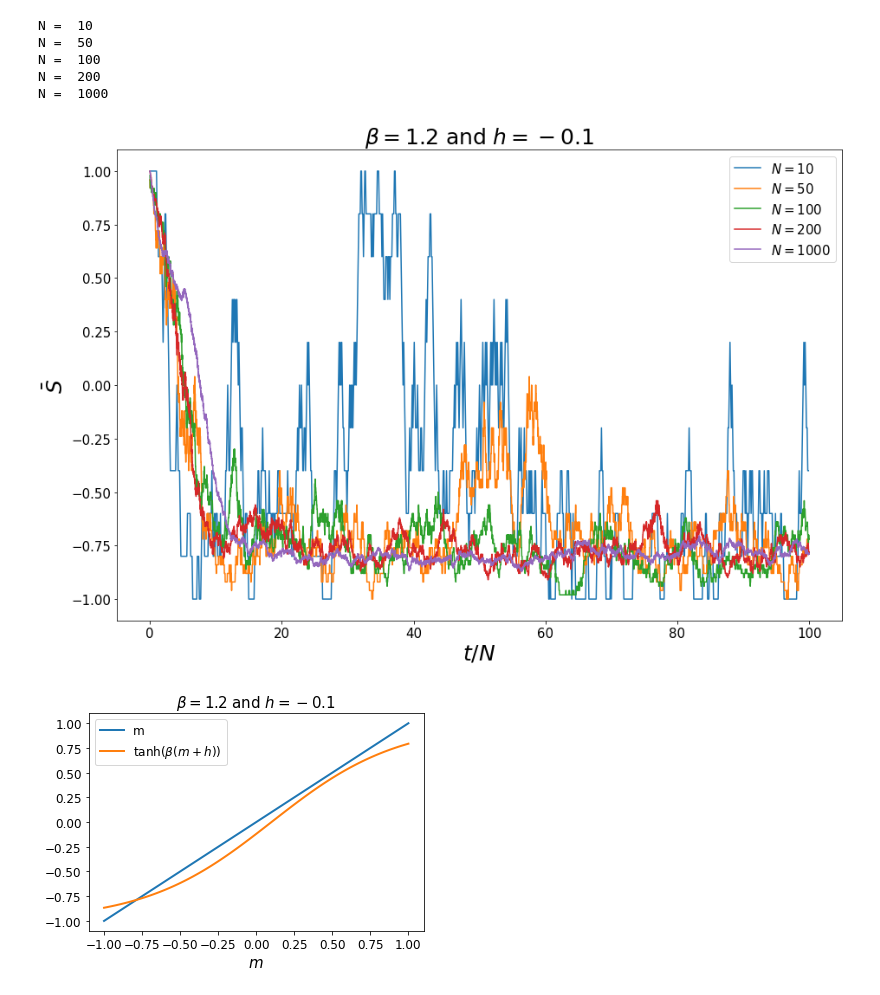
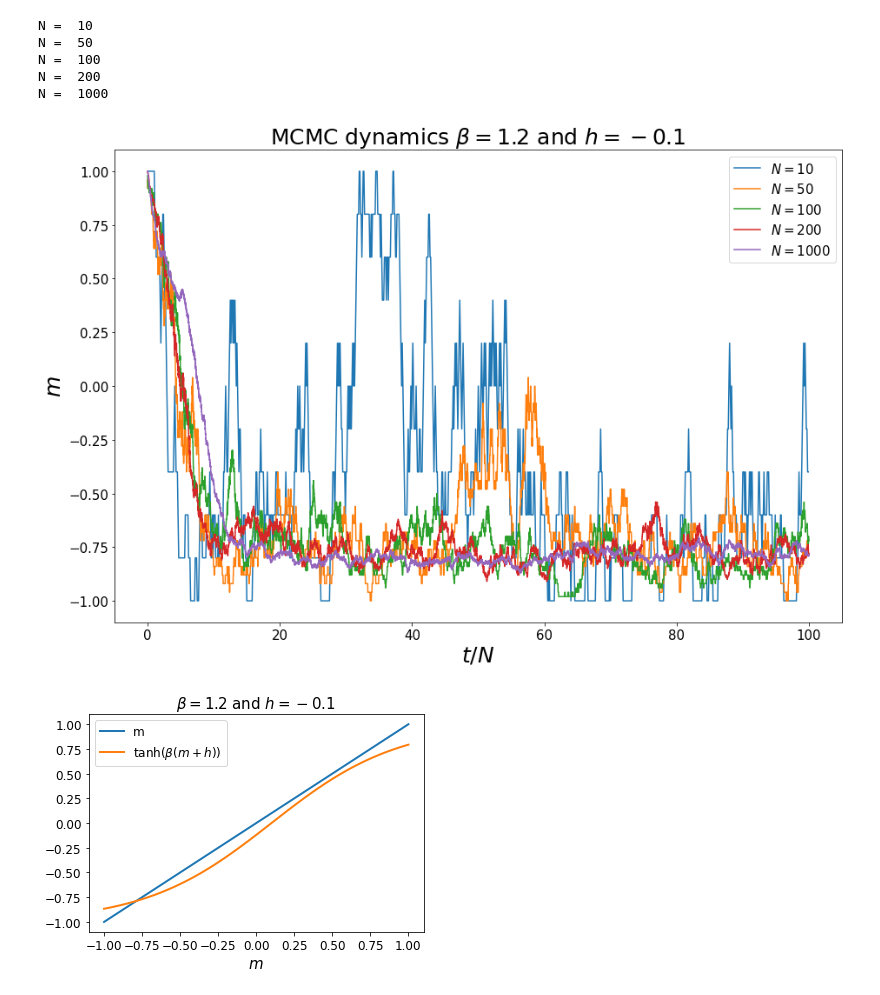
Before and after one commit to rodsveiga/PHYS-642, a Jupyter notebook: hm1.ipynb, the cells around one changed output. Cells and saved outputs as stored; diff of their text form; code cells hidden in the pictures.

```diff
--- a/hm1.ipynb
+++ b/hm1.ipynb
@@ -136,17 +132,17 @@ N =  1000
 # %%
 f, ax = plt.subplots(1, 1, figsize = (15, 10))
 
 for n, m in zip(N, mN1_):
     ax.plot(np.arange(0, len(m)) / n ,  m, label= '$N = %d$' % n)
 
 ax.set_xlabel('$t/N$', fontsize= 25)
-ax.set_ylabel('$\\bar{S}$', fontsize= 25)
+ax.set_ylabel('$m$', fontsize= 25)
 ax.tick_params(labelsize=15)
 ax.legend(fontsize= 15)
-ax.set_title('$\\beta =  %.1f $ and $h = %.1f $' % (beta1, h1), fontsize= 25)
+ax.set_title('MCMC dynamics $\\beta =  %.1f $ and $h = %.1f $' % (beta1, h1), fontsize= 25)
 plt.show()
 # %% [output]
-[figure, old version]
+[figure, new version]
 # %%
 mline = np.linspace(-1, 1, 100)
 
```
Also changed, not shown: parts of 12 cells of this notebook.
